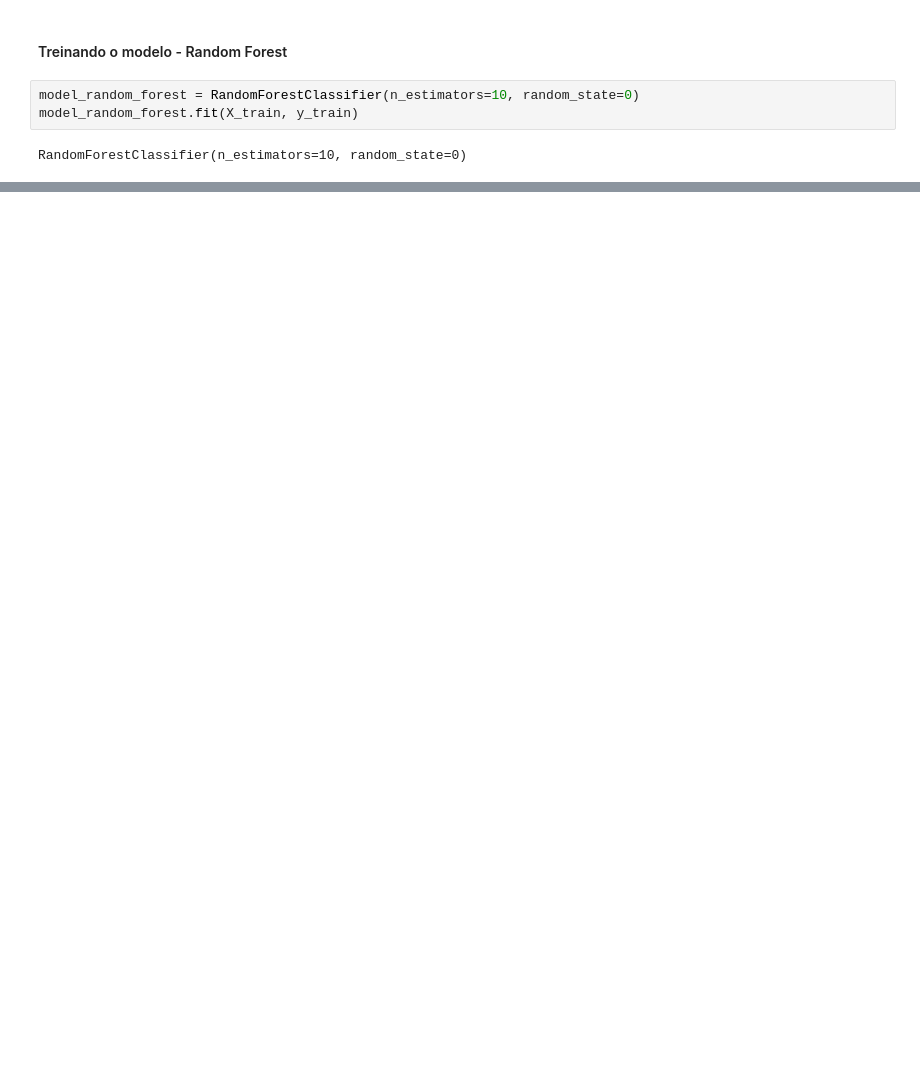
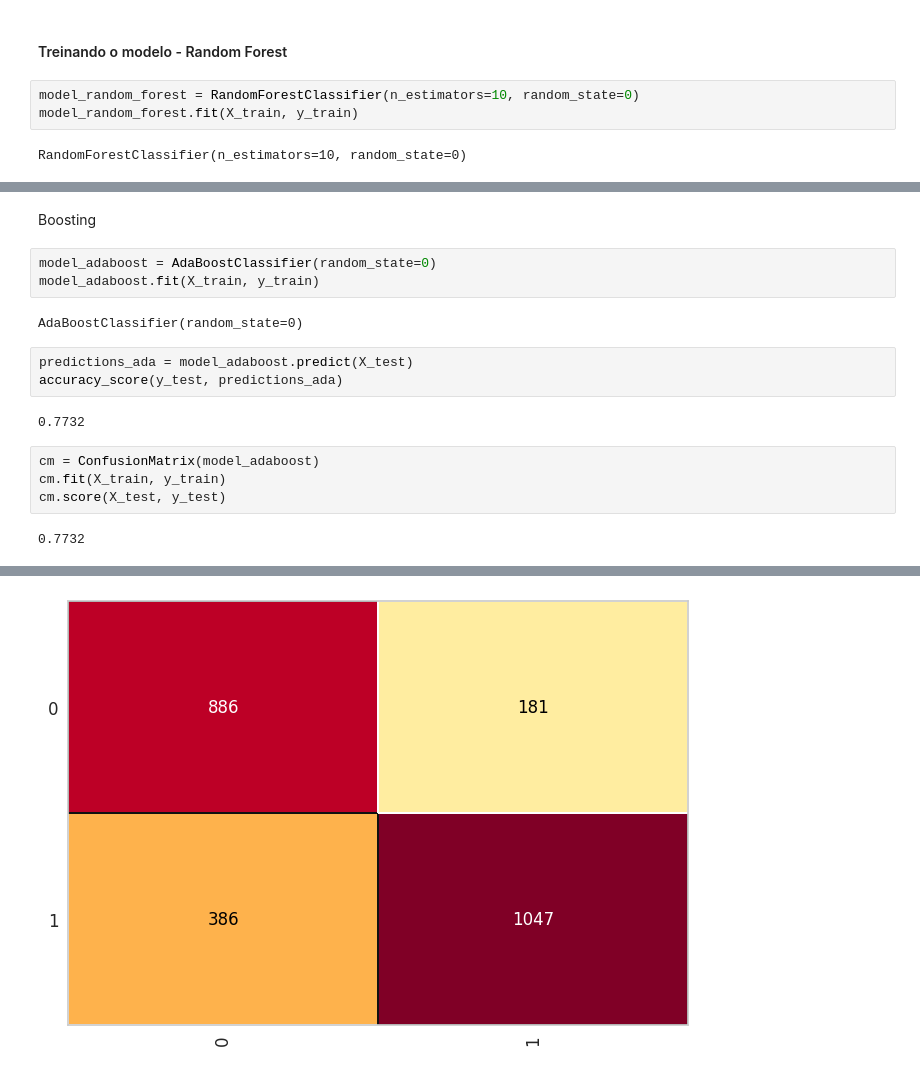
Before and after one commit to MarcelaMotta/venda-de-carro, a Jupyter notebook: venda_de_carro.ipynb, the cells around one changed output, grey strips where cells are left out. Saved outputs shown, nothing was run; the diff lists cells and outputs as text; blank space fills up the shorter version.

Commit message:
Including Adaboost model to compare performances.

```diff
--- a/venda_de_carro.ipynb
+++ b/venda_de_carro.ipynb
@@ -208,0 +209,18 @@ weighted avg       0.75      0.75      0.75      2500
+# %% [markdown]
+Boosting
+# %%
+model_adaboost = AdaBoostClassifier(random_state=0)
+model_adaboost.fit(X_train, y_train)
+# %% [output]
+AdaBoostClassifier(random_state=0)
+# %%
+predictions_ada = model_adaboost.predict(X_test)
+accuracy_score(y_test, predictions_ada)
+# %% [output]
+0.7732
+# %%
+cm = ConfusionMatrix(model_adaboost)
+cm.fit(X_train, y_train)
+cm.score(X_test, y_test)
+# %% [output]
+0.7732
@@ -208,0 +244 @@ weighted avg       0.75      0.75      0.75      2500
+[figure, added]
```
Also changed, not shown: parts of 11 cells of this notebook.
